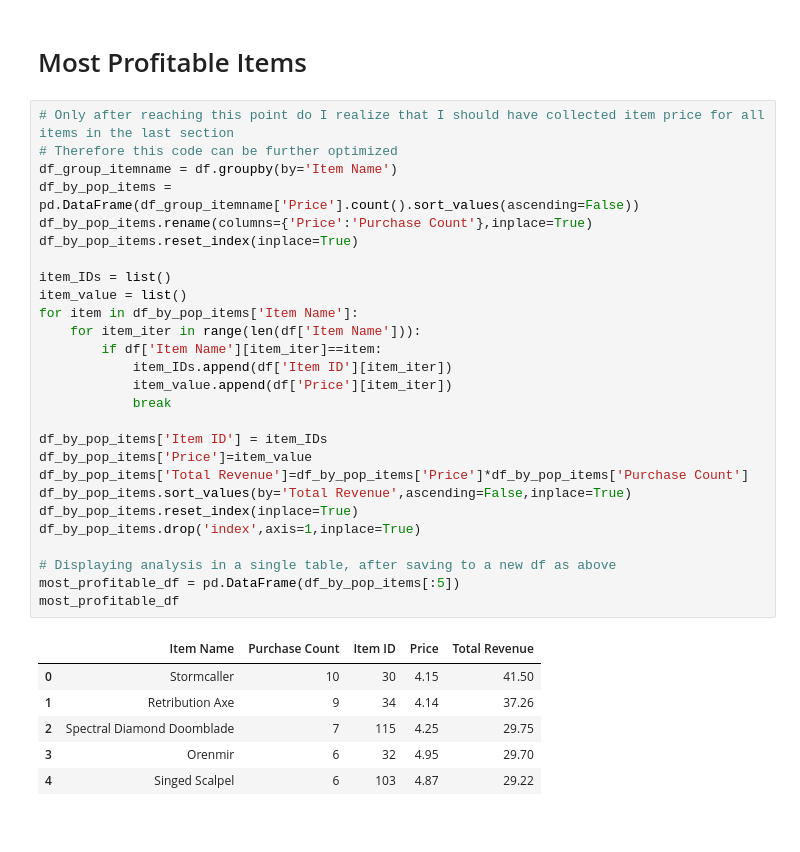
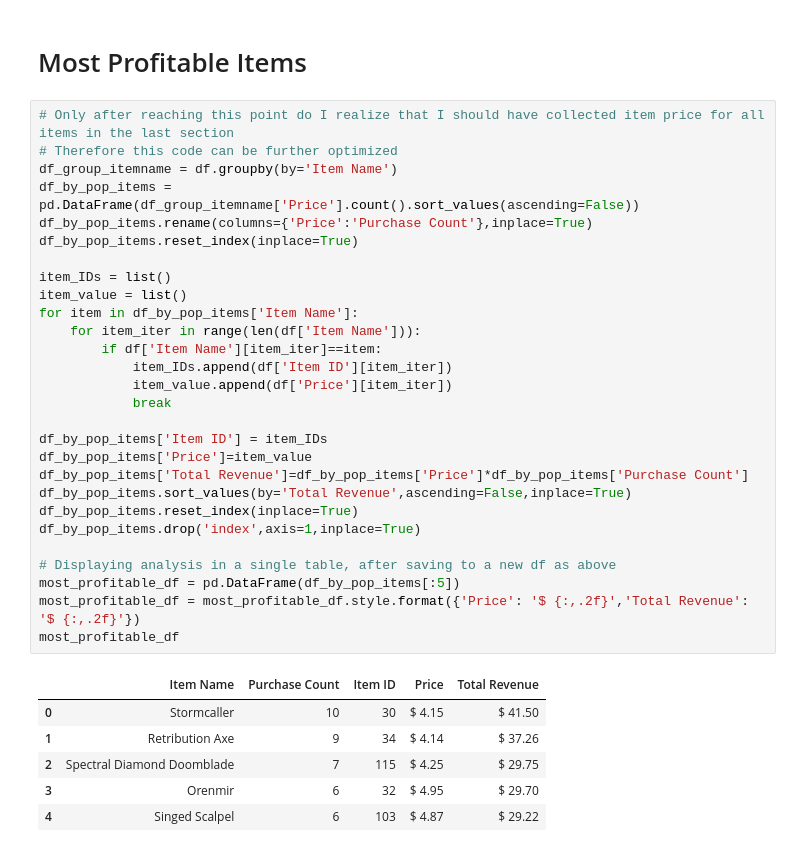
Before and after one commit to mhorton20916/UT-Austin-Bootcamp-Homework, a Jupyter notebook: Feb12/HeroesofPymoli/HolyPymoli.ipynb, the cells around one changed output. Saved outputs shown, nothing was run; the diff lists cells and outputs as text.

```diff
--- a/Feb12/HeroesofPymoli/HolyPymoli.ipynb
+++ b/Feb12/HeroesofPymoli/HolyPymoli.ipynb
@@ -276,34 +277,35 @@ pop_items_df
 # %%
 # Only after reaching this point do I realize that I should have collected item price for all items in the last section
 # Therefore this code can be further optimized
 df_group_itemname = df.groupby(by='Item Name')
 df_by_pop_items = pd.DataFrame(df_group_itemname['Price'].count().sort_values(ascending=False))
 df_by_pop_items.rename(columns={'Price':'Purchase Count'},inplace=True)
 df_by_pop_items.reset_index(inplace=True)
 
 item_IDs = list()
 item_value = list()
 for item in df_by_pop_items['Item Name']:
     for item_iter in range(len(df['Item Name'])):
         if df['Item Name'][item_iter]==item:
             item_IDs.append(df['Item ID'][item_iter])
             item_value.append(df['Price'][item_iter])
             break
 
 df_by_pop_items['Item ID'] = item_IDs
 df_by_pop_items['Price']=item_value
 df_by_pop_items['Total Revenue']=df_by_pop_items['Price']*df_by_pop_items['Purchase Count']
 df_by_pop_items.sort_values(by='Total Revenue',ascending=False,inplace=True)
 df_by_pop_items.reset_index(inplace=True)
 df_by_pop_items.drop('index',axis=1,inplace=True)
 
 # Displaying analysis in a single table, after saving to a new df as above
 most_profitable_df = pd.DataFrame(df_by_pop_items[:5])
+most_profitable_df = most_profitable_df.style.format({'Price': '$ {:,.2f}','Total Revenue': '$ {:,.2f}'})
 most_profitable_df
 # %% [output]
 |  | Item Name | Purchase Count | Item ID | Price | Total Revenue |
-| 0 | Stormcaller | 10 | 30 | 4.15 | 41.50 |
-| 1 | Retribution Axe | 9 | 34 | 4.14 | 37.26 |
-| 2 | Spectral Diamond Doomblade | 7 | 115 | 4.25 | 29.75 |
-| 3 | Orenmir | 6 | 32 | 4.95 | 29.70 |
-| 4 | Singed Scalpel | 6 | 103 | 4.87 | 29.22 |
+| 0 | Stormcaller | 10 | 30 | $ 4.15 | $ 41.50 |
+| 1 | Retribution Axe | 9 | 34 | $ 4.14 | $ 37.26 |
+| 2 | Spectral Diamond Doomblade | 7 | 115 | $ 4.25 | $ 29.75 |
+| 3 | Orenmir | 6 | 32 | $ 4.95 | $ 29.70 |
+| 4 | Singed Scalpel | 6 | 103 | $ 4.87 | $ 29.22 |
```
Also changed, not shown: parts of 1 cell of this notebook, 1 other file.
